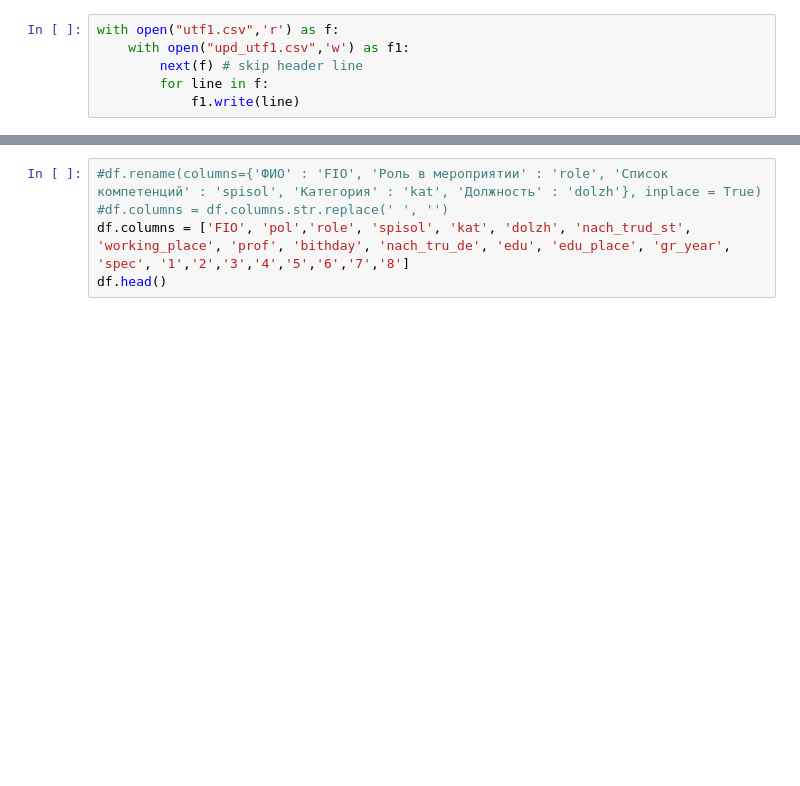
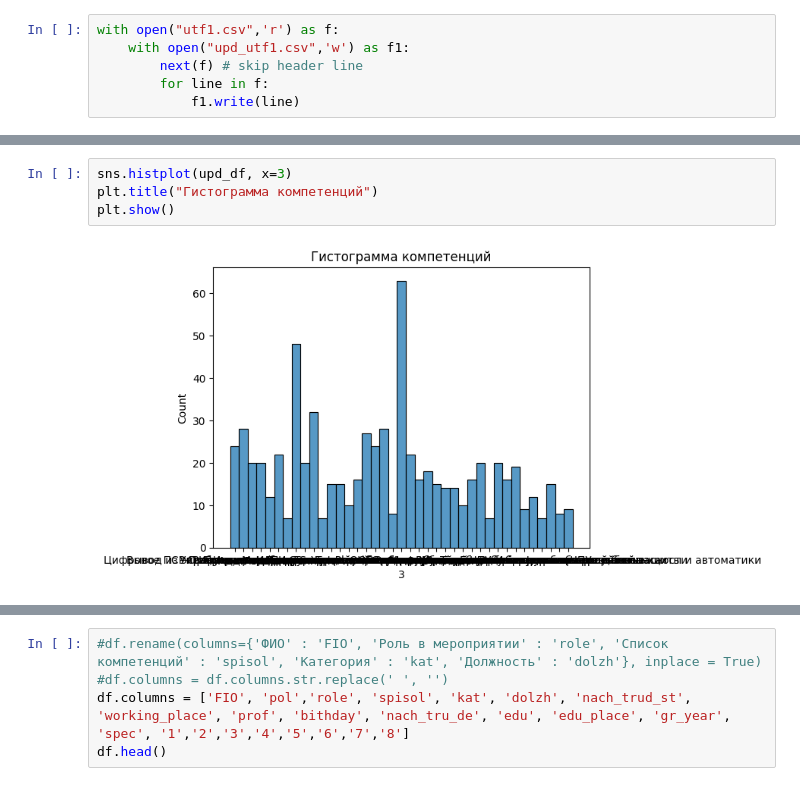
Before and after one commit to TeRmInAiToR1/hackathon_Alfa, a Jupyter notebook: Untitled1 (1).ipynb, the cells around one changed output, grey strips where cells are left out. Saved outputs shown, nothing was run; the diff lists cells and outputs as text; blank space fills up the shorter version.

```diff
--- a/Untitled1 (1).ipynb
+++ b/Untitled1 (1).ipynb
@@ -98,3 +98,9 @@ fig = px.scatter_3d(upd_df, x=4, y=3, z=6, size = 1)
 fig.show()
 # %% [output]
 [interactive output not drawn]
+# %%
+sns.histplot(upd_df, x=3)
+plt.title("Гистограмма компетенций")
+plt.show()
+# %% [output]
+[figure, added]
```
Also changed, not shown: parts of 1 cell of this notebook.
